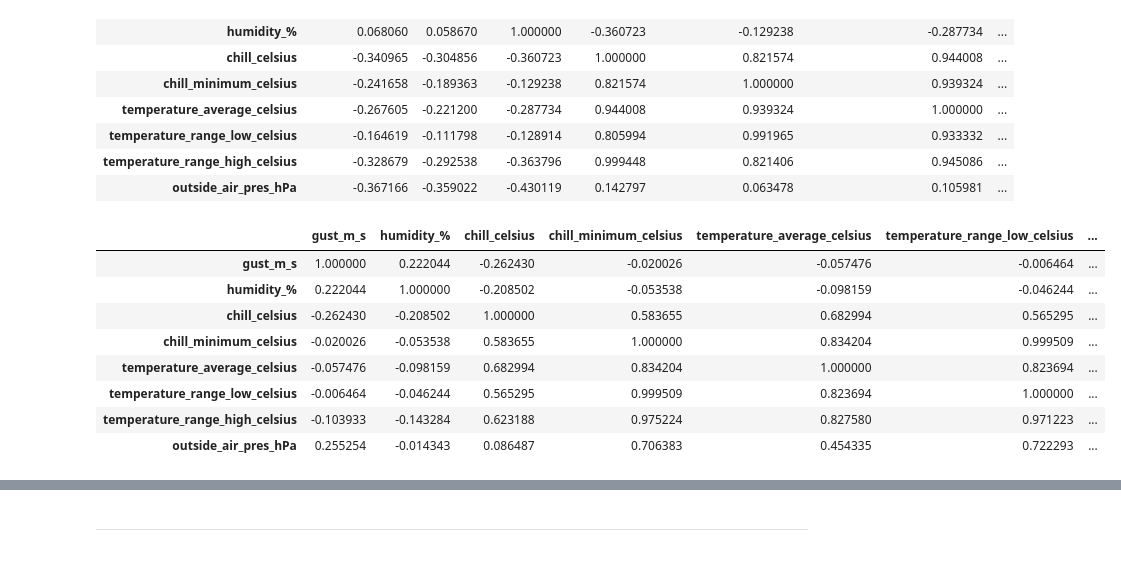
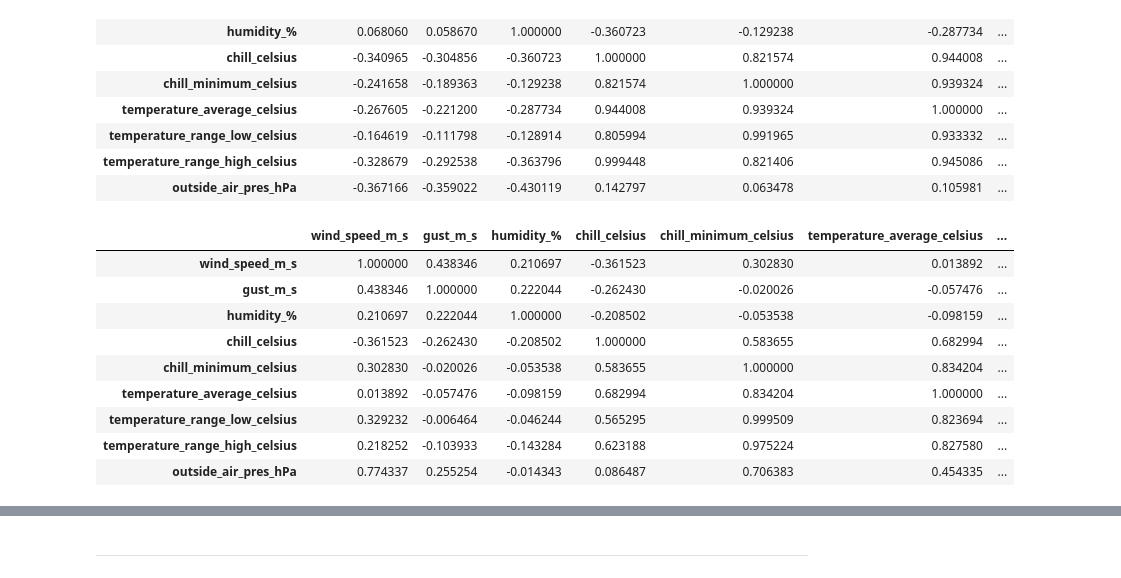
Before and after one commit to humphs078/ProgrammingforDataAnalysisAssignment_1, a Jupyter notebook: submission_notebook.ipynb, the cells around one changed output, grey strips where cells are left out. Saved outputs shown, nothing was run; the diff lists cells and outputs as text; code cells hidden in the pictures.

```diff
--- a/submission_notebook.ipynb
+++ b/submission_notebook.ipynb
@@ -1576,18 +1694,19 @@ corr_variable
 | temperature_range_high_celsius | -0.328679 | -0.292538 | -0.363796 | 0.999448 | 0.821406 | 0.945086 | ... |
 | outside_air_pres_hPa | -0.367166 | -0.359022 | -0.430119 | 0.142797 | 0.063478 | 0.105981 | ... |
 # %%
-synth_corr_variable = synthesised_dataset.iloc[0:, 1:].corr()
+synth_corr_variable = synthesised_dataset.iloc[0:, 0:].corr()
 synth_corr_variable
 # %% [output]
-|  | gust_m_s | humidity_% | chill_celsius | chill_minimum_celsius | temperature_average_celsius | temperature_range_low_celsius | ... |
-| gust_m_s | 1.000000 | 0.222044 | -0.262430 | -0.020026 | -0.057476 | -0.006464 | ... |
-| humidity_% | 0.222044 | 1.000000 | -0.208502 | -0.053538 | -0.098159 | -0.046244 | ... |
-| chill_celsius | -0.262430 | -0.208502 | 1.000000 | 0.583655 | 0.682994 | 0.565295 | ... |
-| chill_minimum_celsius | -0.020026 | -0.053538 | 0.583655 | 1.000000 | 0.834204 | 0.999509 | ... |
-| temperature_average_celsius | -0.057476 | -0.098159 | 0.682994 | 0.834204 | 1.000000 | 0.823694 | ... |
-| temperature_range_low_celsius | -0.006464 | -0.046244 | 0.565295 | 0.999509 | 0.823694 | 1.000000 | ... |
-| temperature_range_high_celsius | -0.103933 | -0.143284 | 0.623188 | 0.975224 | 0.827580 | 0.971223 | ... |
-| outside_air_pres_hPa | 0.255254 | -0.014343 | 0.086487 | 0.706383 | 0.454335 | 0.722293 | ... |
+|  | wind_speed_m_s | gust_m_s | humidity_% | chill_celsius | chill_minimum_celsius | temperature_average_celsius | ... |
+| wind_speed_m_s | 1.000000 | 0.438346 | 0.210697 | -0.361523 | 0.302830 | 0.013892 | ... |
+| gust_m_s | 0.438346 | 1.000000 | 0.222044 | -0.262430 | -0.020026 | -0.057476 | ... |
+| humidity_% | 0.210697 | 0.222044 | 1.000000 | -0.208502 | -0.053538 | -0.098159 | ... |
+| chill_celsius | -0.361523 | -0.262430 | -0.208502 | 1.000000 | 0.583655 | 0.682994 | ... |
+| chill_minimum_celsius | 0.302830 | -0.020026 | -0.053538 | 0.583655 | 1.000000 | 0.834204 | ... |
+| temperature_average_celsius | 0.013892 | -0.057476 | -0.098159 | 0.682994 | 0.834204 | 1.000000 | ... |
+| temperature_range_low_celsius | 0.329232 | -0.006464 | -0.046244 | 0.565295 | 0.999509 | 0.823694 | ... |
+| temperature_range_high_celsius | 0.218252 | -0.103933 | -0.143284 | 0.623188 | 0.975224 | 0.827580 | ... |
+| outside_air_pres_hPa | 0.774337 | 0.255254 | -0.014343 | 0.086487 | 0.706383 | 0.454335 | ... |
 # %%
 plt.rcParams["figure.figsize"] = [16, 16]
 plt.rcParams["figure.autolayout"] = True
```
Also changed, not shown: parts of 57 cells of this notebook, 1 other file.
